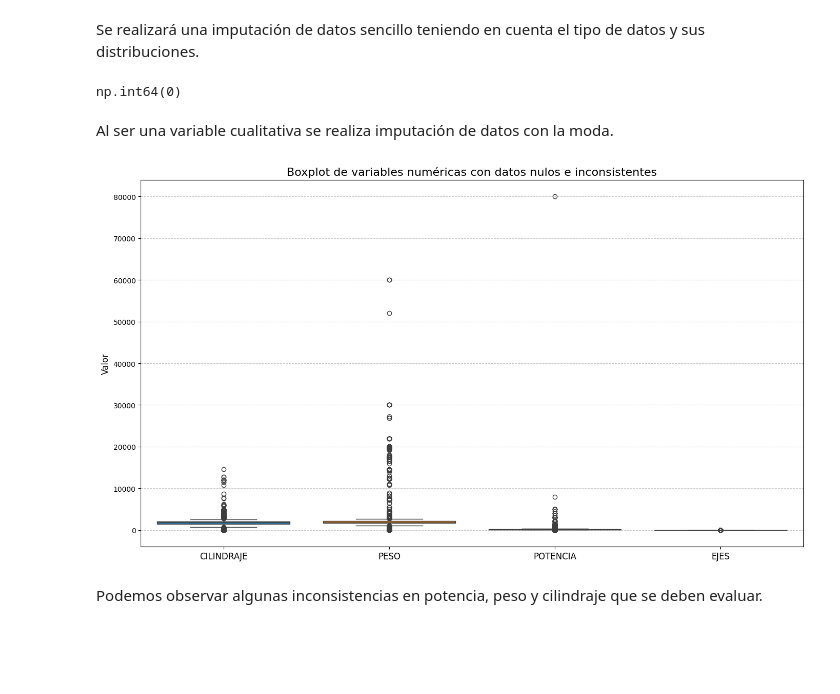
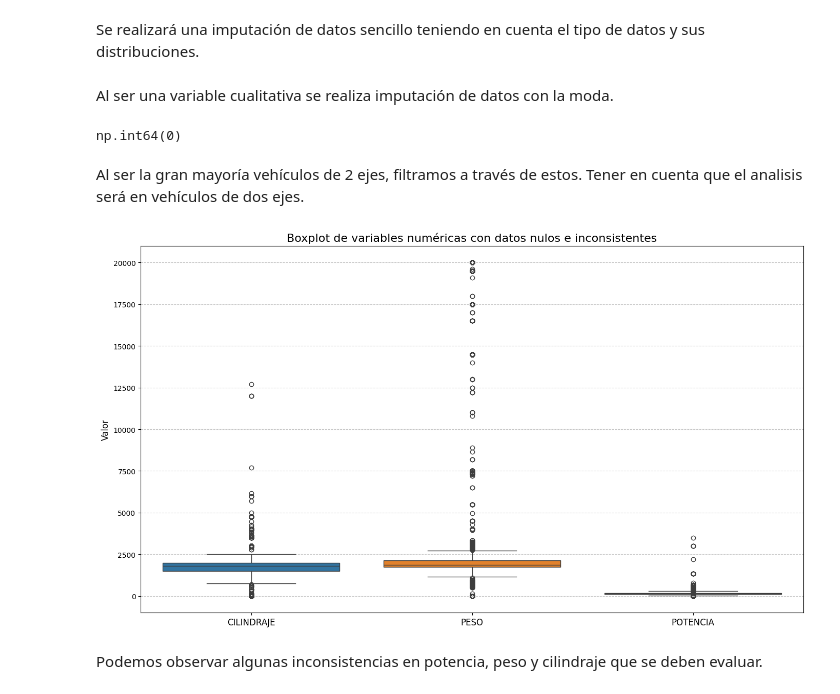
Before and after one commit to JuanRuizIng/electric_and_hybrid_vehicles_analysis, a Jupyter notebook: notebooks/eda_electric_vehicles.ipynb, the cells around one changed output. Drawn from its saved outputs; the diff is of its cells as text; code cells hidden in the pictures; blank space fills up the shorter version.

Commit message:
Update eda_electric_vehicles.ipynb
Inicio del analisis del dataset limpio

```diff
--- a/notebooks/eda_electric_vehicles.ipynb
+++ b/notebooks/eda_electric_vehicles.ipynb
@@ -203,27 +204,33 @@ Se realizará una imputación de datos sencillo teniendo en cuenta el tipo de da
 # %%
 moda_modalidad = df_filtered['MODALIDAD'].mode()[0]
 df_filtered['MODALIDAD'] = df_filtered['MODALIDAD'].fillna(moda_modalidad)
+# %% [markdown]
+Al ser una variable cualitativa se realiza imputación de datos con la moda.
 # %%
 df_filtered['MODALIDAD'].isnull().sum()
 # %% [output]
 np.int64(0)
-# %% [markdown]
-Al ser una variable cualitativa se realiza imputación de datos con la moda.
+# %%
+df_filtered = df_filtered[df_filtered['EJES'] == 2]
+df_filtered['EJES'].value_counts()
+df_filtered = df_filtered.drop(columns=['EJES'])
+# %% [markdown]
+Al ser la gran mayoría vehículos de 2 ejes, filtramos a través de estos. Tener en cuenta que el analisis será en vehículos de dos ejes.
 # %%
 plt.figure(figsize=(14, 8))
 
-ax = sns.boxplot(data=df_filtered[['CILINDRAJE', 'PESO', 'POTENCIA', 'EJES']])
+ax = sns.boxplot(data=df_filtered[['CILINDRAJE', 'PESO', 'POTENCIA']])
 
 plt.title('Boxplot de variables numéricas con datos nulos e inconsistentes', fontsize=16)
 plt.ylabel('Valor', fontsize=12)
 plt.xticks(fontsize=12)
 plt.tight_layout()
 
 plt.grid(axis='y', linestyle='--', alpha=0.7)
 
 plt.show()
 # %% [output]
-[figure, old version]
+[figure, new version]
 # %% [markdown]
 Podemos observar algunas inconsistencias en potencia, peso y cilindraje que se deben evaluar.
 # %%
```
Also changed, not shown: parts of 24 cells of this notebook.
